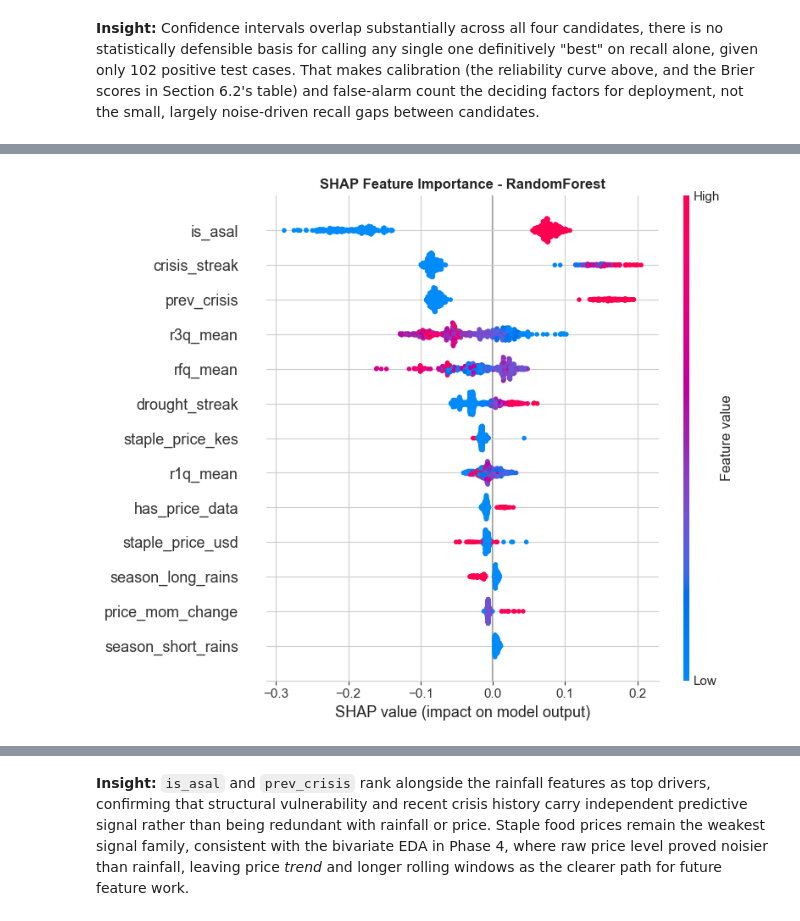
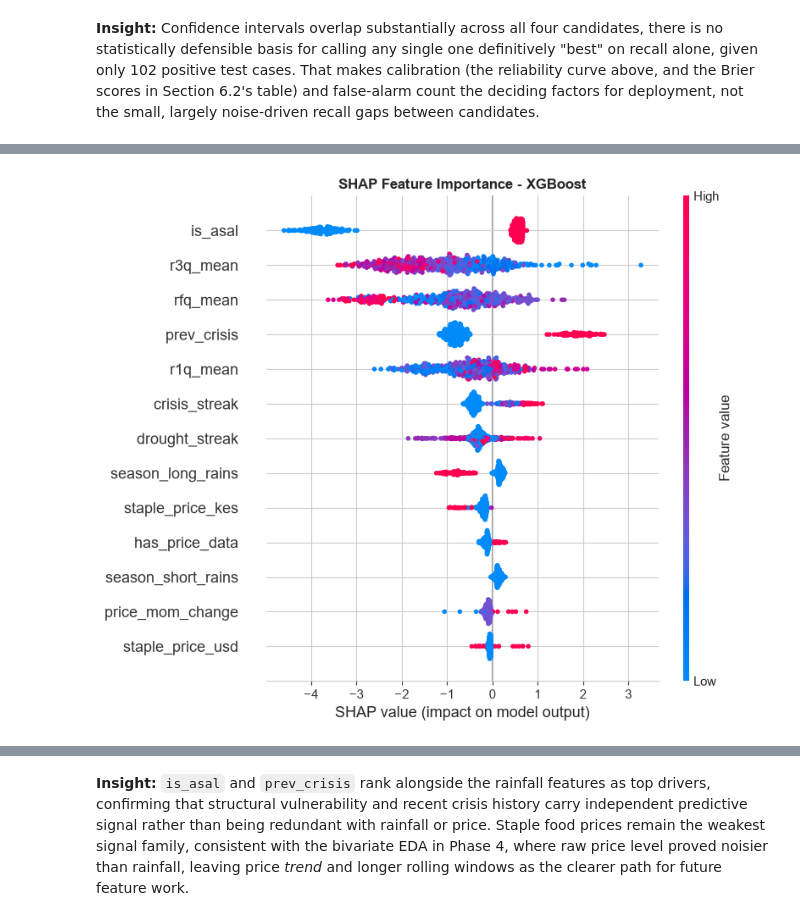
Before and after one commit to Pattohcolab/PHASE-5-CAPSTON-PROJECT, a Jupyter notebook: notebook.ipynb, the cells around one changed output, grey strips where cells are left out. Saved outputs shown, nothing was run; the diff lists cells and outputs as text; code cells hidden in the pictures.

```diff
--- a/notebook.ipynb
+++ b/notebook.ipynb
@@ -1437,0 +1432,17 @@ results_precision_first
+# %%
+from sklearn.ensemble import RandomForestClassifier
+# Initialize the Random Forest classifier
+rf = RandomForestClassifier(n_estimators=300, class_weight='balanced', random_state=42)
+
+# Train the Random Forest model on the training data
+rf.fit(X_train, y_train)
+
+# Predict
+rf_pred = rf.predict(X_test)
+rf_proba = rf.predict_proba(X_test)[:, 1]
+
+# Feature importance scores from trained model
+importances = pd.Series(rf.feature_importances_, index=feature_cols).sort_values(ascending=False)
+
+print("\nRandom Forest Feature Importances:")
+print(importances)
@@ -1672,19 +2130,11 @@ A positive SHAP value pushes toward `crisis = 1`; negative pushes toward `crisis
 # %%
 import shap
 
-explainer = shap.TreeExplainer(rf)
-shap_values_test = explainer.shap_values(X_test)
+explainer = shap.TreeExplainer(candidates['XGBoost'])
+shap_values = explainer.shap_values(X_test)
 
-# TreeExplainer returns a 2-class array for some sklearn versions; normalise to the "crisis" class.
-if isinstance(shap_values_test, list):
-    shap_values_plot = shap_values_test[1]
-elif shap_values_test.ndim == 3:
-    shap_values_plot = shap_values_test[:, :, 1]
-else:
-    shap_values_plot = shap_values_test
-
-shap.summary_plot(shap_values_plot, X_test, plot_type='dot', max_display=13, show=False)
-plt.title(f'SHAP Feature Importance - RandomForest', fontweight='bold')
+shap.summary_plot(shap_values, X_test, plot_type='dot', max_display=13, show=False)
+plt.title('SHAP Feature Importance - XGBoost', fontweight='bold')
 plt.tight_layout(); plt.show()
 # %% [output]
-[figure, old version]
+[figure, new version]
```
Also changed, not shown: parts of 110 cells of this notebook, 15 other files.
